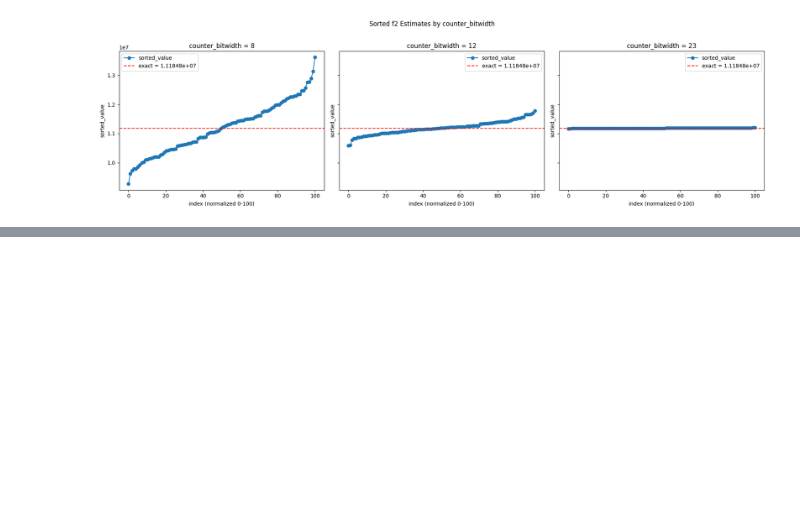
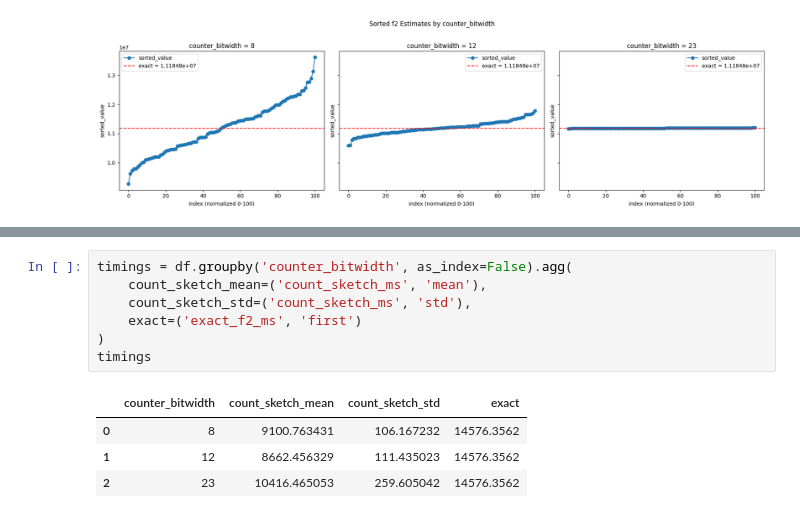
Before and after one commit to BimmerBass/RAD2026, a Jupyter notebook: plots.ipynb, the cells around one changed output, grey strips where cells are left out. Drawn from its saved outputs; the diff is of its cells as text; blank space fills up the shorter version.

Commit message:
add timings

```diff
--- a/plots.ipynb
+++ b/plots.ipynb
@@ -189,3 +189,15 @@ df_summary
 | 0 | 8 | 11186311.84 | 7.730358e+11 | 256 | 9.773439e+11 | 1499.84 | 0.013410 | ... |
 | 1 | 12 | 11197949.84 | 5.378333e+10 | 4096 | 6.108399e+10 | 13137.84 | 0.117461 | ... |
 | 2 | 23 | 11184916.08 | 3.696151e+07 | 8388608 | 2.982617e+07 | 104.08 | 0.000931 | ... |
+# %%
+timings = df.groupby('counter_bitwidth', as_index=False).agg(
+    count_sketch_mean=('count_sketch_ms', 'mean'),
+    count_sketch_std=('count_sketch_ms', 'std'),
+    exact=('exact_f2_ms', 'first')
+)
+timings
+# %% [output]
+|  | counter_bitwidth | count_sketch_mean | count_sketch_std | exact |
+| 0 | 8 | 9100.763431 | 106.167232 | 14576.3562 |
+| 1 | 12 | 8662.456329 | 111.435023 | 14576.3562 |
+| 2 | 23 | 10416.465053 | 259.605042 | 14576.3562 |
```
Also changed, not shown: 1 other file.
